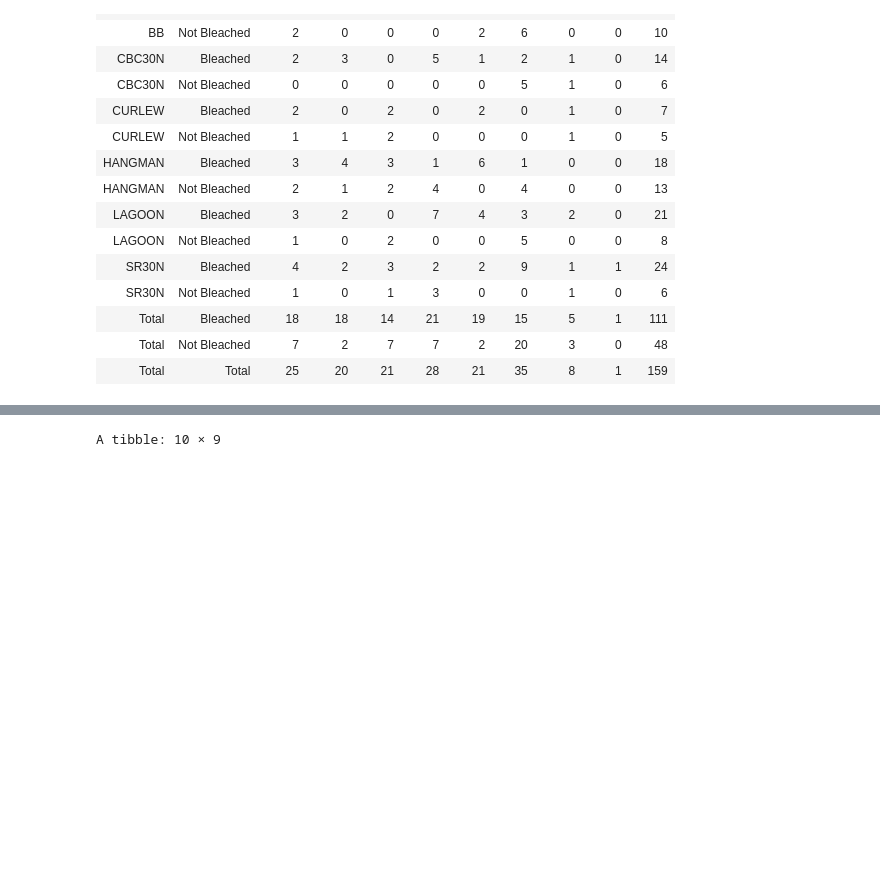
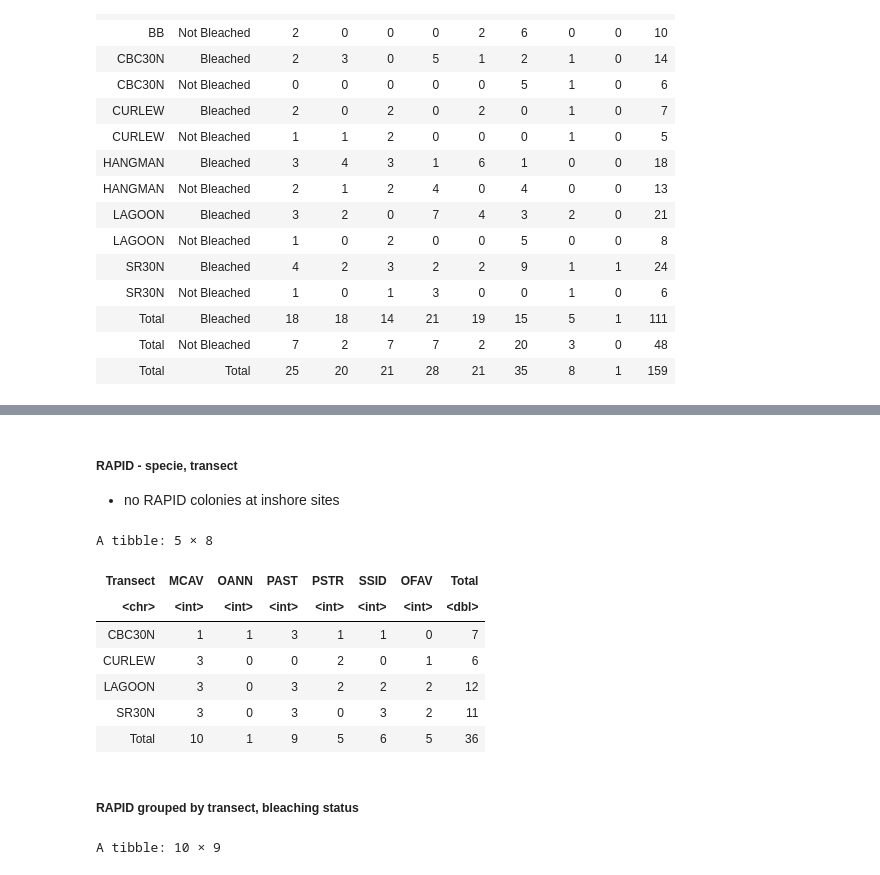
Before and after one commit to brookewicz/Code_notebook, a Jupyter notebook: data_summaries/ColonySummaryTables.ipynb, the cells around one changed output, grey strips where cells are left out. Saved outputs shown, nothing was run; the diff lists cells and outputs as text; code cells hidden in the pictures; blank space fills up the shorter version.

```diff
--- a/data_summaries/ColonySummaryTables.ipynb
+++ b/data_summaries/ColonySummaryTables.ipynb
@@ -220,0 +259,18 @@ A tibble: 15 × 11
+# %%
+immune_summarytable<-clb_colony %>%
+  filter(`immune_y/n`=='y') %>%
+  group_by(Species, Status) %>%
+  summarise(n = n(), .groups = "drop") %>%
+  pivot_wider(names_from = Species, values_from = n, values_fill = 0) %>%
+  mutate(Total = rowSums(across(-c(Status))))
+
+# Add grand total row
+grand_total <- immune_summarytable %>%
+  select(-c(Status)) %>%
+  summarise(across(everything(), sum)) %>%
+  mutate(Status = "Total") %>%
+  select(Status, everything())
+
+# Combine
+rapid_summary <- bind_rows(immune_summarytable, grand_total)
+rapid_summary
@@ -221,2 +284,38 @@ A tibble: 15 × 11
+# %% [markdown]
+##### RAPID - specie, transect
+- no RAPID colonies at inshore sites
+# %%
+# summary of immune tagged colonies
+immune_summarytable<-clb_colony %>%
+  filter(`immune_y/n`=='y') %>%
+  group_by(Transect, Species) %>%
+  summarise(n = n(), .groups = "drop") %>%
+  pivot_wider(names_from = Species, values_from = n, values_fill = 0)
+
+    # Add row totals
+    immune_summarytable <- immune_summarytable %>%
+      mutate(Total = rowSums(select(., -Transect)))
+
+    # Add column totals
+    totals_row <- immune_summarytable %>%
+      select(-Transect) %>%
+      summarise(across(everything(), sum)) %>%
+      mutate(Transect = "Total") %>%
+      select(Transect, everything())
+
+    # Combine
+    immune_summarytable <- bind_rows(immune_summarytable, totals_row)
+    immune_summarytable
+# %% [output]
+A tibble: 5 × 8
+| Transect | MCAV | OANN | PAST | PSTR | SSID | OFAV | Total |
+| <chr> | <int> | <int> | <int> | <int> | <int> | <int> | <dbl> |
+| CBC30N | 1 | 1 | 3 | 1 | 1 | 0 | 7 |
+| CURLEW | 3 | 0 | 0 | 2 | 0 | 1 | 6 |
+| LAGOON | 3 | 0 | 3 | 2 | 2 | 2 | 12 |
+| SR30N | 3 | 0 | 3 | 0 | 3 | 2 | 11 |
+| Total | 10 | 1 | 9 | 5 | 6 | 5 | 36 |
+# %% [markdown]
+##### RAPID grouped by transect, bleaching status
 # %%
 # repeat for immune
```
Also changed, not shown: parts of 21 cells of this notebook, 7 other files.
